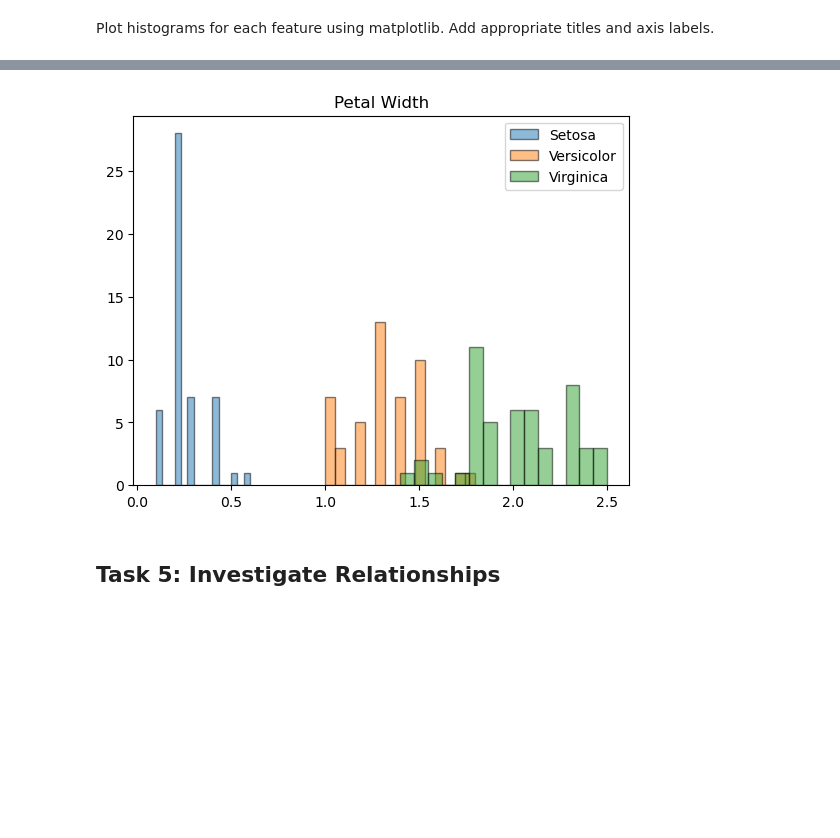
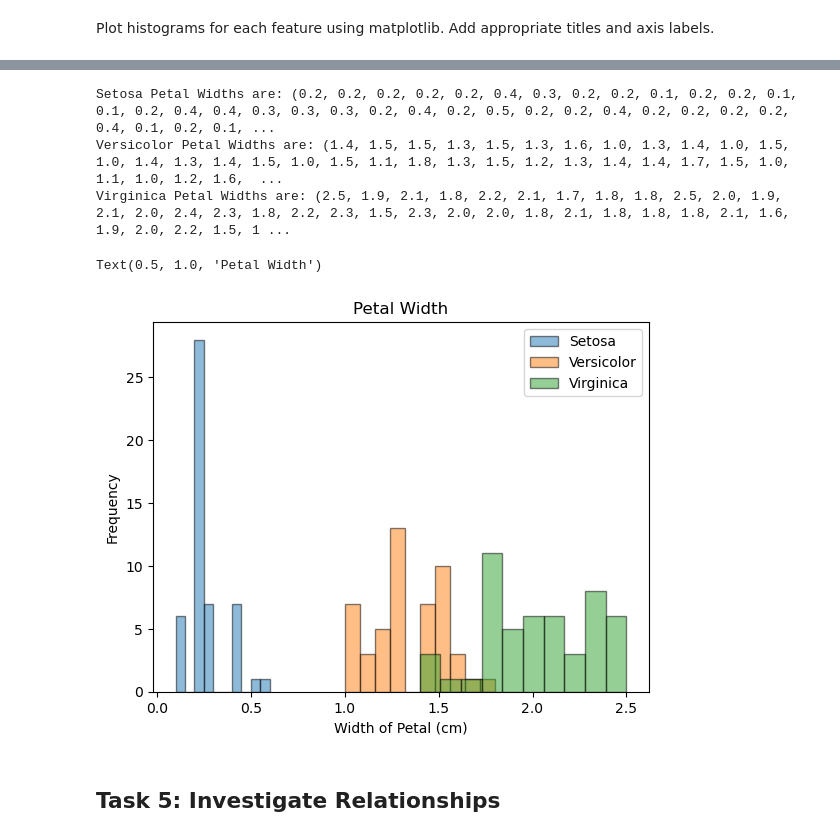
Before and after one commit to callagg2/principles_of_data_analytics, a Jupyter notebook: assessment/tasks.ipynb, the cells around one changed output, grey strips where cells are left out. Saved outputs shown, nothing was run; the diff lists cells and outputs as text; code cells hidden in the pictures; blank space fills up the shorter version.

```diff
--- a/assessment/tasks.ipynb
+++ b/assessment/tasks.ipynb
@@ -157,20 +172,25 @@ plt.show()
 # %%
 setosa_petal_width=(iris[0][0][3],iris[0][1][3],iris[0][2][3],iris[0][3][3],iris[0][4][3],iris[0][5][3],iris[0][6][3],iris[0][7][3],iris[0][8][3],iris[0][9][3],iris[0][10][3],iris[0][11][3],iris[0][12][3],iris[0][13][3],iris[0][14][3],iris[0][15][3],iris[0][16][3],iris[0][17][3],iris[0][18][3],iris[0][19][3],iris[0][20][3],iris[0][21][3],iris[0][22][3],iris[0][23][3],iris[0][24][3],iris[0][25][3],iris[0][26][3],iris[0][27][3],iris[0][28][3],iris[0][29][3],iris[0][30][3],iris[0][31][3],iris[0][32][3],iris[0][33][3],iris[0][34][3],iris[0][35][3],iris[0][36][3],iris[0][37][3],iris[0][38][3],iris[0][39][3],iris[0][40][3],iris[0][41][3],iris[0][42][3],iris[0][43][3],iris[0][44][3],iris[0][45][3],iris[0][46][3],iris[0][47][3],iris[0][48][3],iris[0][49][3])
+print(f"Setosa Petal Widths are: {setosa_petal_width}")
+versicolor_petal_width=(iris[1][0][3],iris[1][1][3],iris[1][2][3],iris[1][3][3],iris[1][4][3],iris[1][5][3],iris[1][6][3],iris[1][7][3],iris[1][8][3],iris[1][9][3],iris[1][10][3],iris[1][11][3],iris[1][12][3],iris[1][13][3],iris[1][14][3],iris[1][15][3],iris[1][16][3],iris[1][17][3],iris[1][18][3],iris[1][19][3],iris[1][20][3],iris[1][21][3],iris[1][22][3],iris[1][23][3],iris[1][24][3],iris[1][25][3],iris[1][26][3],iris[1][27][3],iris[1][28][3],iris[1][29][3],iris[1][30][3],iris[1][31][3],iris[1][32][3],iris[1][33][3],iris[1][34][3],iris[1][35][3],iris[1][36][3],iris[1][37][3],iris[1][38][3],iris[1][39][3],iris[1][40][3],iris[1][41][3],iris[1][42][3],iris[1][43][3],iris[1][44][3],iris[1][45][3],iris[1][46][3],iris[1][47][3],iris[1][48][3],iris[1][49][3])
+print(f"Versicolor Petal Widths are: {versicolor_petal_width}")
+virginica_petal_width=(iris[2][0][3],iris[2][1][3],iris[2][2][3],iris[2][3][3],iris[2][4][3],iris[2][5][3],iris[2][6][3],iris[2][7][3],iris[2][8][3],iris[2][9][3],iris[2][10][3],iris[2][11][3],iris[2][12][3],iris[2][13][3],iris[2][14][3],iris[2][15][3],iris[2][16][3],iris[2][17][3],iris[2][18][3],iris[2][19][3],iris[2][20][3],iris[2][21][3],iris[2][22][3],iris[2][23][3],iris[2][24][3],iris[2][25][3],iris[2][26][3],iris[2][27][3],iris[2][28][3],iris[2][29][3],iris[2][30][3],iris[2][31][3],iris[2][32][3],iris[2][33][3],iris[2][34][3],iris[2][35][3],iris[2][36][3],iris[2][37][3],iris[2][38][3],iris[2][39][3],iris[2][40][3],iris[2][41][3],iris[2][42][3],iris[2][43][3],iris[2][44][3],iris[2][45][3],iris[2][46][3],iris[2][47][3],iris[2][48][3],iris[2][49][3])
+print(f"Virginica Petal Widths are: {virginica_petal_width}")
 
-versicolor_petal_width=(iris[1][0][3],iris[1][1][3],iris[1][2][3],iris[1][3][3],iris[1][4][3],iris[1][5][3],iris[1][6][3],iris[1][7][3],iris[1][8][3],iris[1][9][3],iris[1][10][3],iris[1][11][3],iris[1][12][3],iris[1][13][3],iris[1][14][3],iris[1][15][3],iris[1][16][3],iris[1][17][3],iris[1][18][3],iris[1][19][3],iris[1][20][3],iris[1][21][3],iris[1][22][3],iris[1][23][3],iris[1][24][3],iris[1][25][3],iris[1][26][3],iris[1][27][3],iris[1][28][3],iris[1][29][3],iris[1][30][3],iris[1][31][3],iris[1][32][3],iris[1][33][3],iris[1][34][3],iris[1][35][3],iris[1][36][3],iris[1][37][3],iris[1][38][3],iris[1][39][3],iris[1][40][3],iris[1][41][3],iris[1][42][3],iris[1][43][3],iris[1][44][3],iris[1][45][3],iris[1][46][3],iris[1][47][3],iris[1][48][3],iris[1][49][3])
-
-virginica_petal_width=(iris[2][0][3],iris[2][1][3],iris[2][2][3],iris[2][3][3],iris[2][4][3],iris[2][5][3],iris[2][6][3],iris[2][7][3],iris[2][8][3],iris[2][9][3],iris[2][10][3],iris[2][11][3],iris[2][12][3],iris[2][13][3],iris[2][14][3],iris[2][15][3],iris[2][16][3],iris[2][17][3],iris[2][18][3],iris[2][19][3],iris[2][20][3],iris[2][21][3],iris[2][22][3],iris[2][23][3],iris[2][24][3],iris[2][25][3],iris[2][26][3],iris[2][27][3],iris[2][28][3],iris[2][29][3],iris[2][30][3],iris[2][31][3],iris[2][32][3],iris[2][33][3],iris[2][34][3],iris[2][35][3],iris[2][36][3],iris[2][37][3],iris[2][38][3],iris[2][39][3],iris[2][40][3],iris[2][41][3],iris[2][42][3],iris[2][43][3],iris[2][44][3],iris[2][45][3],iris[2][46][3],iris[2][47][3],iris[2][48][3],iris[2][49][3])
-
-plt.hist(setosa_petal_width, bins=15, edgecolor="black", label="Setosa", alpha=0.5)
-plt.hist(versicolor_petal_width, bins=15, edgecolor="black", label="Versicolor", alpha=0.5)
-plt.hist(virginica_petal_width, bins=15, edgecolor="black", label="Virginica", alpha=0.5)
-plt.legend()
+fig, ax = plt.subplots()
+ax.hist(setosa_petal_width, bins=10, edgecolor="black", label="Setosa", alpha=0.5)
+ax.hist(versicolor_petal_width, bins=10, edgecolor="black", label="Versicolor", alpha=0.5)
+ax.hist(virginica_petal_width, bins=10, edgecolor="black", label="Virginica", alpha=0.5)
+ax.legend()
+ax.set_xlabel("Width of Petal (cm)")
+ax.set_ylabel("Frequency")
 plt.title("Petal Width")
-plt.set_xlabel=("Width of Petal")
-plt.set_ylabel=("Frequency")
-plt.show()
 # %% [output]
+Setosa Petal Widths are: (0.2, 0.2, 0.2, 0.2, 0.2, 0.4, 0.3, 0.2, 0.2, 0.1, 0.2, 0.2, 0.1, 0.1, 0.2, 0.4, 0.4, 0.3, 0.3, 0.3, 0.2, 0.4, 0.2, 0.5, 0.2, 0.2, 0.4, 0.2, 0.2, 0.2, 0.2, 0.4, 0.1, 0.2, 0.1, ...
+Versicolor Petal Widths are: (1.4, 1.5, 1.5, 1.3, 1.5, 1.3, 1.6, 1.0, 1.3, 1.4, 1.0, 1.5, 1.0, 1.4, 1.3, 1.4, 1.5, 1.0, 1.5, 1.1, 1.8, 1.3, 1.5, 1.2, 1.3, 1.4, 1.4, 1.7, 1.5, 1.0, 1.1, 1.0, 1.2, 1.6,  ...
+Virginica Petal Widths are: (2.5, 1.9, 2.1, 1.8, 2.2, 2.1, 1.7, 1.8, 1.8, 2.5, 2.0, 1.9, 2.1, 2.0, 2.4, 2.3, 1.8, 2.2, 2.3, 1.5, 2.3, 2.0, 2.0, 1.8, 2.1, 1.8, 1.8, 1.8, 2.1, 1.6, 1.9, 2.0, 2.2, 1.5, 1 ...
+Text(0.5, 1.0, 'Petal Width')
-[figure, old version]
+[figure, new version]
 # %% [markdown]
 ## Task 5: Investigate Relationships
 # %% [markdown]
```
Also changed, not shown: parts of 4 cells of this notebook, 1 other file.
